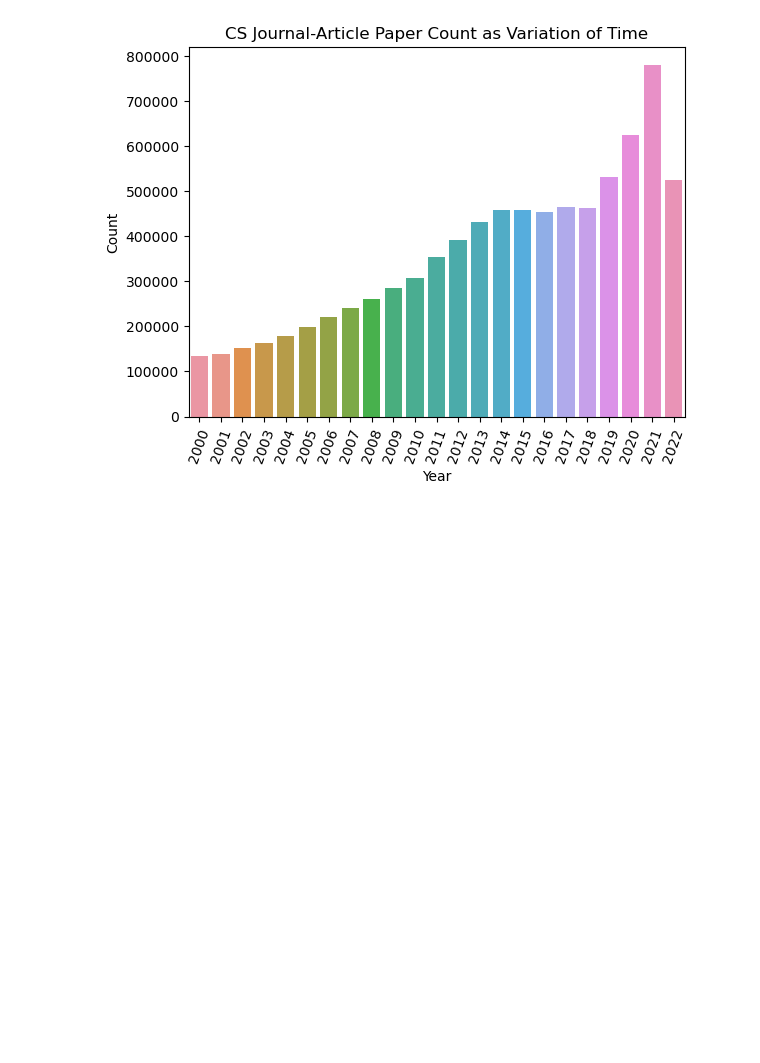
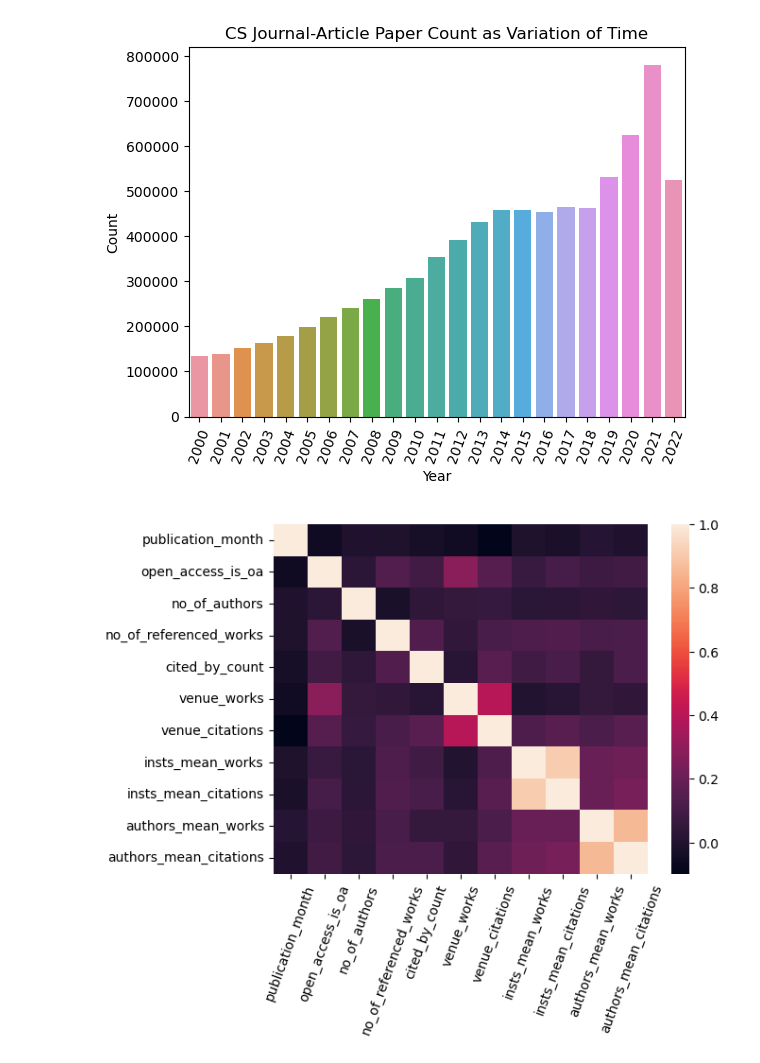
Before and after one commit to gtmdotme/citation_prediction, a Jupyter notebook: data-eda-gtm.ipynb, the cells around one changed output. Cells and saved outputs as stored; diff of their text form; code cells hidden in the pictures; blank space fills up the shorter version.

Commit message:
added correlation code in EDA and removed sample data for time being

```diff
--- a/data-eda.ipynb
+++ b/data-eda-gtm.ipynb
@@ -406,3 +406,25 @@ plt.gca().set_ylabel("Count")
 # %% [output]
 Text(0, 0.5, 'Count')
 [figure]
+# %%
+import numpy as np
+import pandas as pd
+
+from matplotlib import pyplot as plt
+%matplotlib inline
+import seaborn as sns
+
+df = pd.read_csv('./data/data2012.csv')
+
+corr = df.corr()
+
+# plot the heatmap
+sns.heatmap(corr,
+        xticklabels=corr.columns,
+        yticklabels=corr.columns)
+
+plt.savefig('corr.png', dpi=350, bbox_inches='tight')
+plt.xticks(rotation=70)
+plt.show()
+# %% [output]
+[figure, added]
```
Also changed, not shown: 1 other file.
